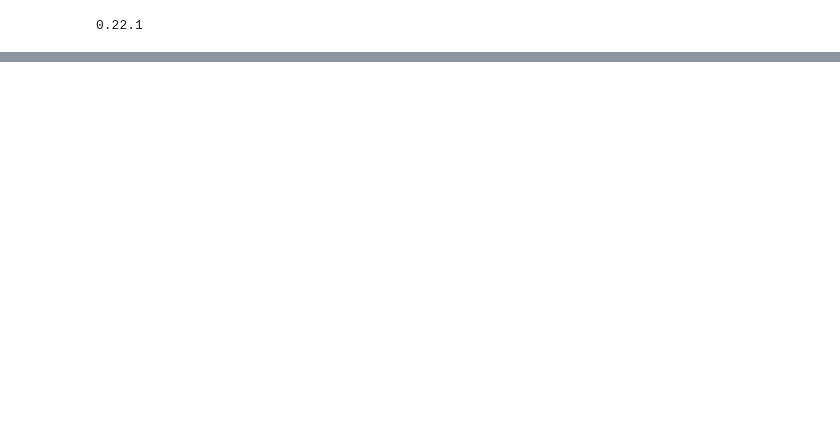
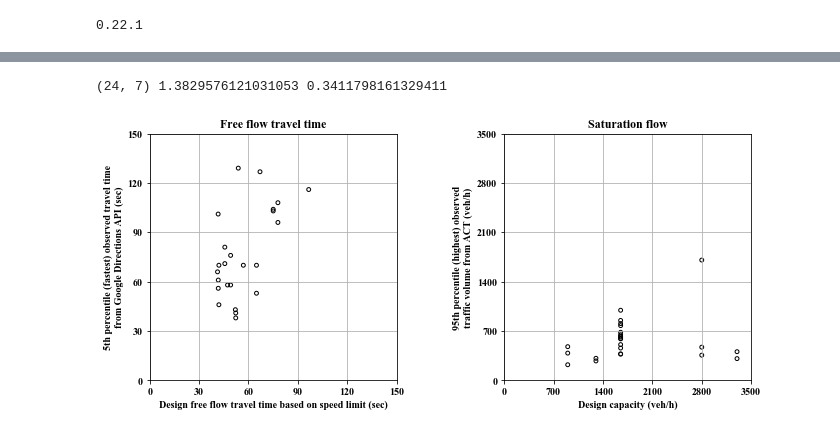
Before and after one commit to cb-cities/volume-delay-curves, a Jupyter notebook: src/merge_data.ipynb, the cells around one changed output, grey strips where cells are left out. Saved outputs shown, nothing was run; the diff lists cells and outputs as text; code cells hidden in the pictures; blank space fills up the shorter version.

```diff
--- a/src/merge_data.ipynb
+++ b/src/merge_data.ipynb
@@ -141,3 +168,39 @@ data_norm = pd.concat(data_norm_list)
+# %%
+### free flow time, observed vs design
+fft_grp = data_norm.groupby('loc_key').agg({'distance': 'first', 'speed_limit(kph)': 'first', 't_95pct': 'first', 'dft_capacity':'first', 'v_sat': 'first'}).reset_index(drop=False)
+fft_grp['t_design'] = fft_grp['distance']/fft_grp['speed_limit(kph)']*3.6
+print(fft_grp.shape, np.mean(fft_grp['t_95pct']/fft_grp['t_design']), np.mean(fft_grp['v_sat']/fft_grp['dft_capacity']))
+# print(fft_grp)
+fig, ax = plt.subplots(1, 2, figsize=(10,4))
+fig.tight_layout()
+### Free flow time
+ax[0].scatter(fft_grp['t_design'], fft_grp['t_95pct'], s=15, facecolors='none', edgecolors='k')
+ax[0].set_xlim(0, 150)
+ax[0].set_ylim(0, 150)
+ax[0].set_xticks(np.arange(0, 160, 30))
+ax[0].set_yticks(np.arange(0, 160, 30))
+ax[0].set_xlabel('Design free flow travel time based on speed limit (sec)')
+ax[0].set_ylabel('5th percentile (fastest) observed travel time\nfrom Google Directions API (sec)')
+ax[0].set_title('Free flow travel time')
+ax[0].grid(True)
+ax[0].set_aspect('equal', adjustable='box')
+### Capacity
+ax[1].scatter(fft_grp['dft_capacity'], fft_grp['v_sat'], s=15, facecolors='none', edgecolors='k')
+ax[1].set_xlim(0, 3500)
+ax[1].set_ylim(0, 3500)
+ax[1].set_xticks(np.arange(0, 4100, 700))
+ax[1].set_yticks(np.arange(0, 4100, 700))
+ax[1].set_xlabel('Design capacity (veh/h)')
+ax[1].set_ylabel('95th percentile (highest) observed\ntraffic volume from ACT (veh/h)')
+ax[1].set_title('Saturation flow')
+ax[1].grid(True)
+ax[1].set_aspect('equal', adjustable='box')
+### Plotting
+plt.rc('grid', linestyle=":", color='black')
+plt.show()
+# %% [output]
+(24, 7) 1.3829576121031053 0.3411798161329411
+[figure, added]
 # %%
 from lmfit import Model
 print(data_norm.groupby('loc_key').size().to_dict())
```
Also changed, not shown: parts of 9 cells of this notebook, 8 other files.
